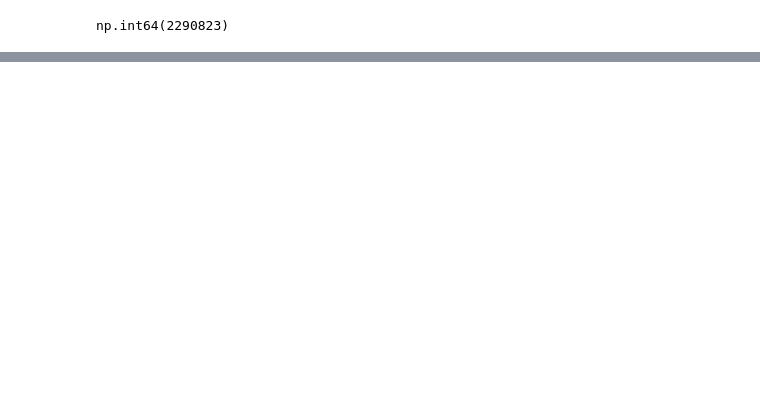
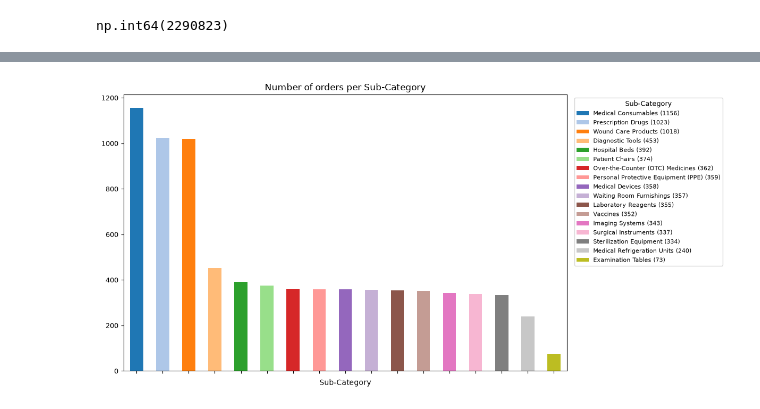
Before and after one commit to mr-EgGmAn/nghi_course06, a Jupyter notebook: notebooks/medicstore_nb1.ipynb, the cells around one changed output, grey strips where cells are left out. Drawn from its saved outputs; the diff is of its cells as text; code cells hidden in the pictures; blank space fills up the shorter version.

```diff
--- a/notebooks/medicstore_nb1.ipynb
+++ b/notebooks/medicstore_nb1.ipynb
@@ -164,0 +341,45 @@ df_merged.to_excel("../exported_file/resulting_table.xlsx")
+# %%
+# Create bar chart
+categories = df_orders_per_subcategory.index.tolist()
+n_bars = len(categories)
+
+cmap = plt.get_cmap("tab20")
+colors = [cmap(i % cmap.N) for i in range(n_bars)]
+
+fig, ax = plt.subplots(figsize=(12, 6))
+df_orders_per_subcategory.plot.bar(
+    ax=ax,
+    color=colors,
+    title="Number of orders per Sub-Category",
+    rot=0,
+)
+
+# Keep the color legend next to the chart
+legend_handles = [
+    Patch(
+        facecolor=colors[i],
+        label=f"{categories[i]} ({df_orders_per_subcategory.iloc[i]})",
+    )
+    for i in range(n_bars)
+]
+ax.legend(
+    handles=legend_handles,
+    title="Sub-Category",
+    bbox_to_anchor=(1.01, 1),
+    loc="upper left",
+    fontsize=8,
+    title_fontsize=9,
+    ncol=1,
+)
+
+ax.tick_params(axis="y", labelsize=9)
+ax.set_xlabel("Sub-Category", fontsize=10)
+ax.set_title("Number of orders per Sub-Category", fontsize=12)
+ax.set_xticklabels([])
+
+plt.tight_layout()
+fig.savefig(
+    "../exported_file/Number_of_orders_per_Sub_Category.png", bbox_inches="tight"
+)
+# %% [output]
+[figure, added]
```
Also changed, not shown: parts of 23 cells of this notebook, 7 other files.
